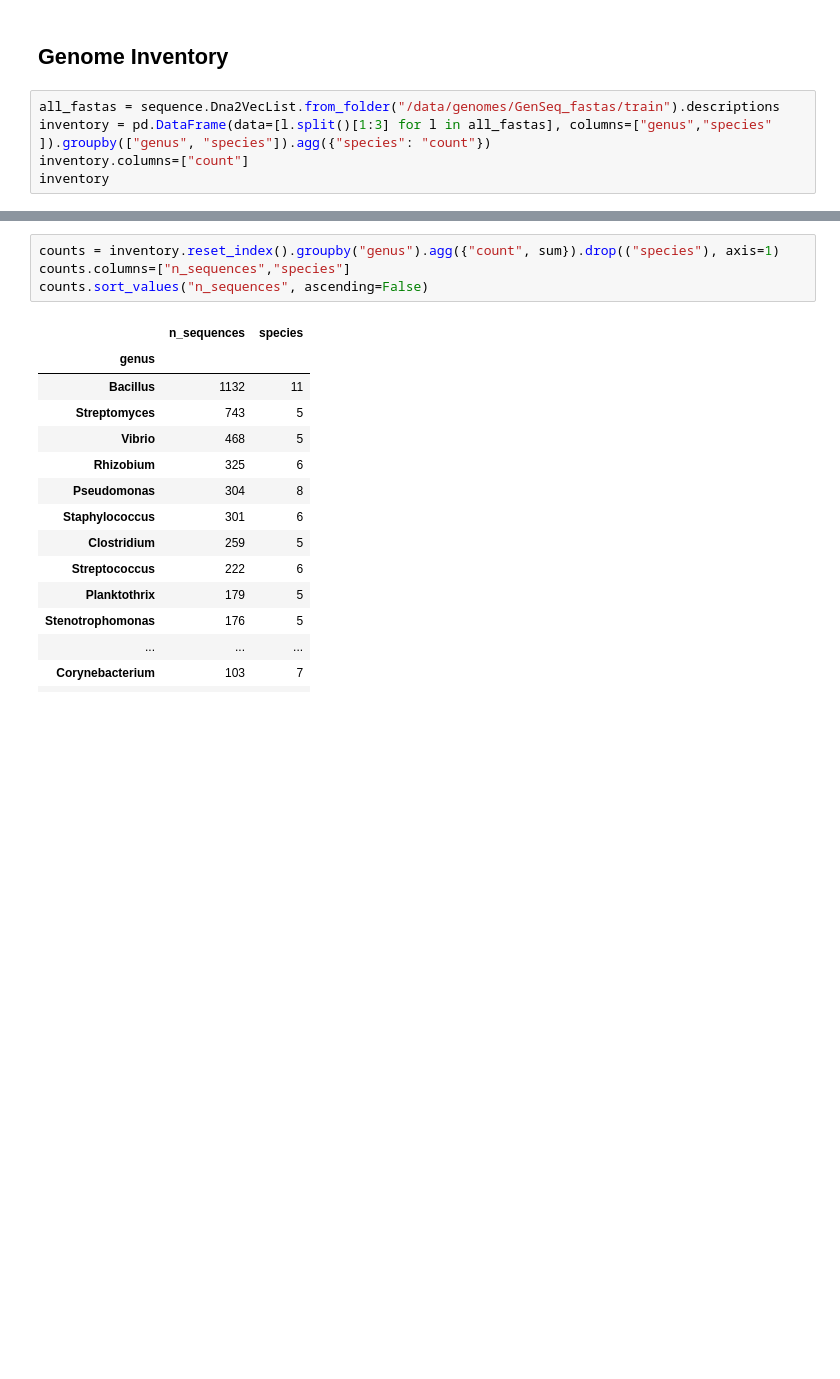
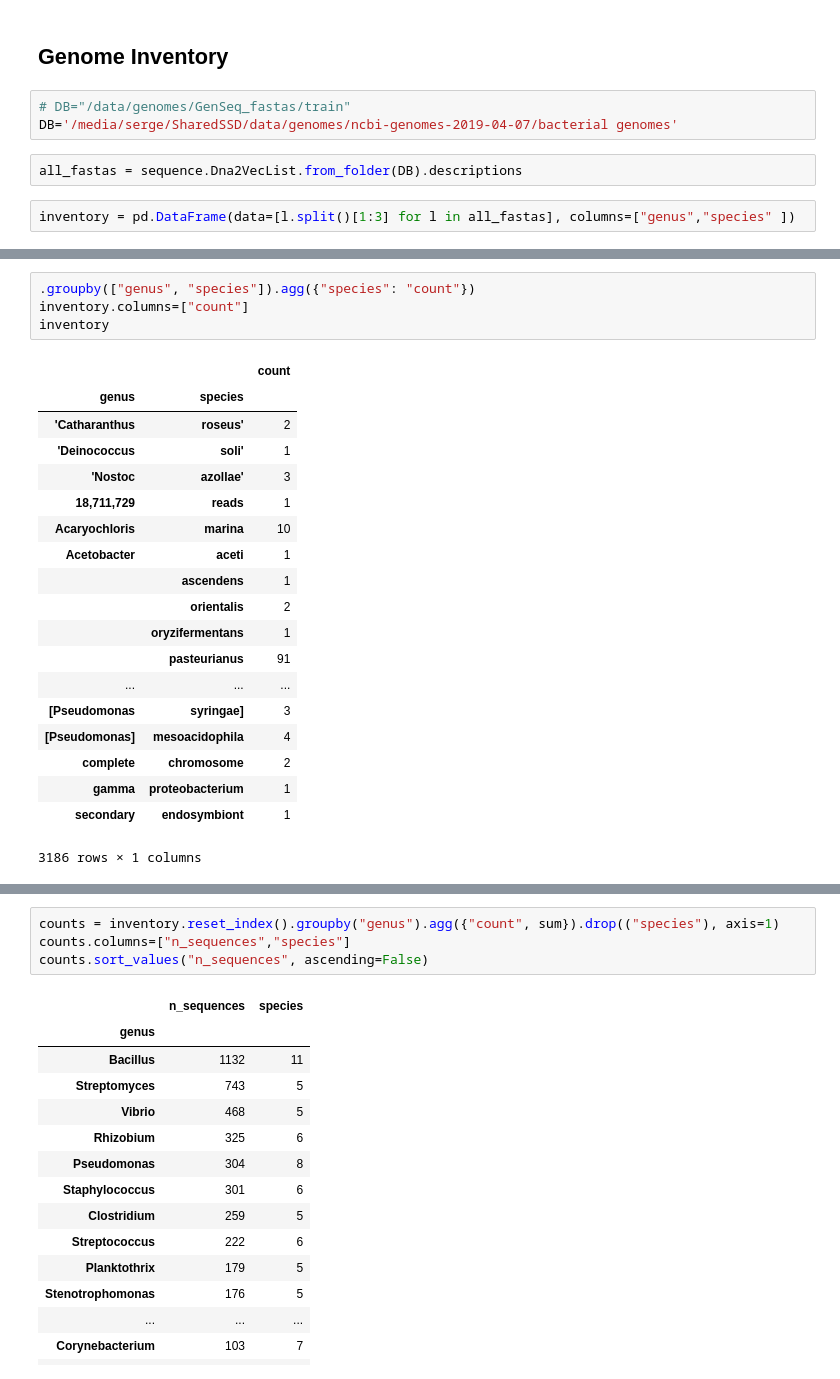
Before and after one commit to sergeman/fastai-genomic, a Jupyter notebook: ipynb/embedding 3d visualisation.ipynb, the cells around one changed output, grey strips where cells are left out. Drawn from its saved outputs; the diff is of its cells as text; blank space fills up the shorter version.

```diff
--- a/ipynb/embedding 3d visualisation.ipynb
+++ b/ipynb/embedding 3d visualisation.ipynb
@@ -157,8 +170,10 @@ Consider using IPython.display.IFrame instead
 [interactive output not drawn]
 # %% [markdown]
 ## Genome Inventory
+# %%
+# DB="/data/genomes/GenSeq_fastas/train"
+DB='/media/serge/SharedSSD/data/genomes/ncbi-genomes-2019-04-07/bacterial genomes'
+# %%
+all_fastas = sequence.Dna2VecList.from_folder(DB).descriptions
 # %%
-all_fastas = sequence.Dna2VecList.from_folder("/data/genomes/GenSeq_fastas/train").descriptions
-inventory = pd.DataFrame(data=[l.split()[1:3] for l in all_fastas], columns=["genus","species" ]).groupby(["genus", "species"]).agg({"species": "count"})
-inventory.columns=["count"]
-inventory
+inventory = pd.DataFrame(data=[l.split()[1:3] for l in all_fastas], columns=["genus","species" ])
@@ -184,0 +202,24 @@ inventory
+# %%
+.groupby(["genus", "species"]).agg({"species": "count"})
+inventory.columns=["count"]
+inventory
+# %% [output]
+|  |  | count |
+| genus | species |  |
+| 'Catharanthus | roseus' | 2 |
+| 'Deinococcus | soli' | 1 |
+| 'Nostoc | azollae' | 3 |
+| 18,711,729 | reads | 1 |
+| Acaryochloris | marina | 10 |
+| Acetobacter | aceti | 1 |
+|  | ascendens | 1 |
+|  | orientalis | 2 |
+|  | oryzifermentans | 1 |
+|  | pasteurianus | 91 |
+| ... | ... | ... |
+| [Pseudomonas | syringae] | 3 |
+| [Pseudomonas] | mesoacidophila | 4 |
+| complete | chromosome | 2 |
+| gamma | proteobacterium | 1 |
+| secondary | endosymbiont | 1 |
+3186 rows × 1 columns
```
Also changed, not shown: parts of 13 cells of this notebook, 3 other files.
